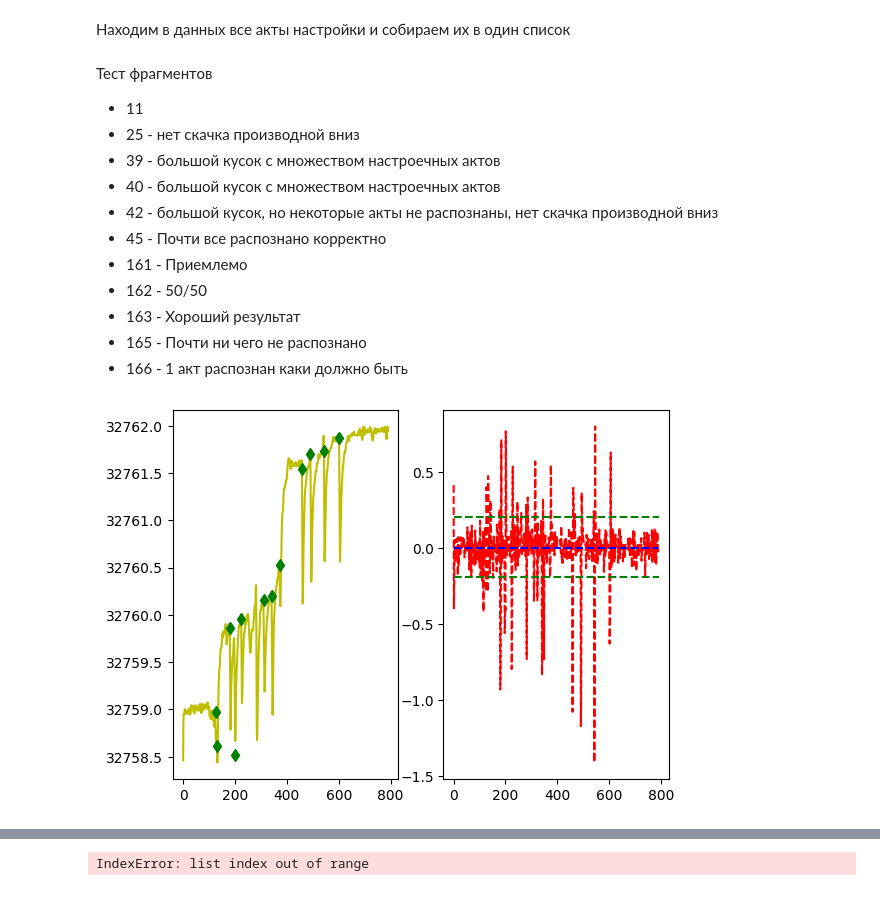
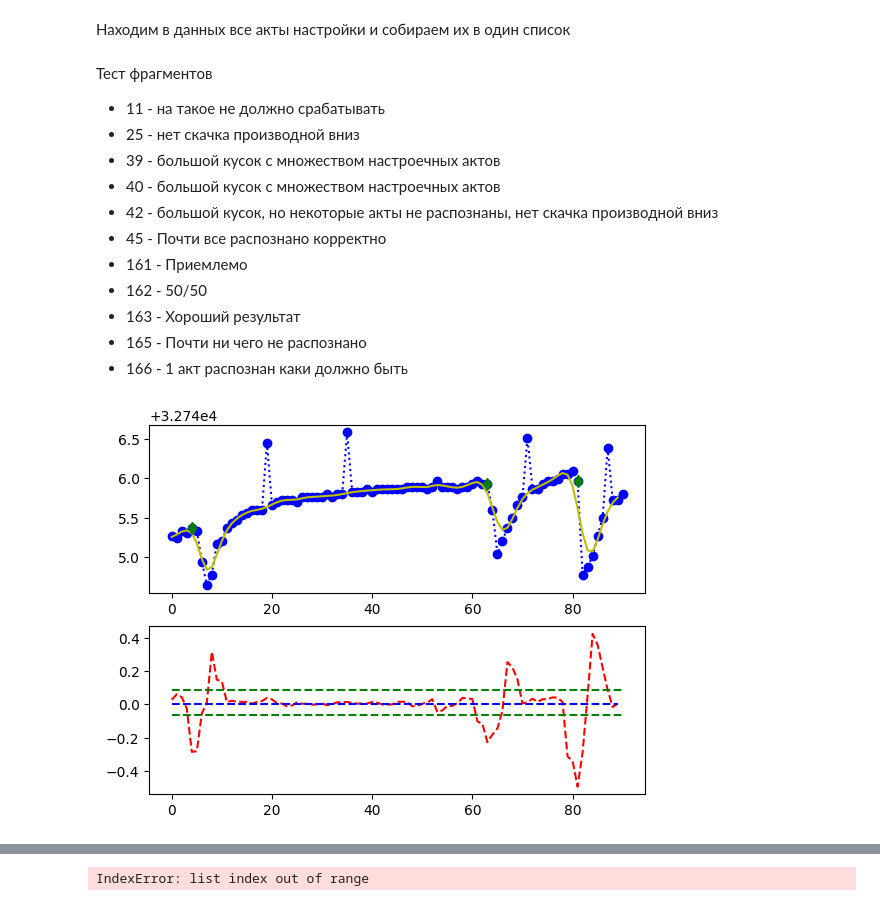
Before and after one commit to ololoshka2871/laser-precision-adjust, a Jupyter notebook: find_shot/analise_all_data.ipynb, the cells around one changed output, grey strips where cells are left out. Drawn from its saved outputs; the diff is of its cells as text; code cells hidden in the pictures.

```diff
--- a/find_shot/analise_all_data.ipynb
+++ b/find_shot/analise_all_data.ipynb
@@ -100,8 +101,8 @@ def describe_fragment(serie: list[float], smooth: float = 0.1) -> dict[str, floa
     shots = list(detect_shots(derivate_serie, derivatire_bxplt['lower_bound'], derivatire_bxplt['upper_bound']))
     yshots = [serie[i] for i in shots]
 
-    _, ax = plt.subplots(1, 2)
-    #ax[0, 0].plot(serie, 'bo', label='orignal values')
+    _, ax = plt.subplots(2, 1)
+    ax[0].plot(serie, 'bo:', label='orignal values')
     ax[0].plot(values_serie, 'y-', label='smoothed values')
     ax[0].plot(shots, yshots, 'gd', label='shots')
     ax[1].plot(derivate_serie, 'r--',
@@ -110,7 +111,7 @@ def describe_fragment(serie: list[float], smooth: float = 0.1) -> dict[str, floa
              [derivatire_bxplt['upper_bound']] * len(serie), 'g--')
 # %% [markdown]
 Тест фрагментов
-- 11
+- 11 - на такое не должно срабатывать
 - 25 - нет скачка производной вниз
 - 39 - большой кусок с множеством настроечных актов
 - 40 - большой кусок с множеством настроечных актов
@@ -121,9 +122,13 @@ def describe_fragment(serie: list[float], smooth: float = 0.1) -> dict[str, floa
 - 163 - Хороший результат
 - 165 - Почти ни чего не распознано
 - 166 - 1 акт распознан каки должно быть
-# %%
-serie = global_series[162]
-
-describe_fragment(serie)
-# %% [output]
-[figure, removed]
+# %%
+serie_n = 39
+st = 510
+end = -940
+serie = global_series[serie_n]
+sl = serie[st:end]
+
+describe_fragment(sl, 1.0)
+# %% [output]
+[figure, added]
```
Also changed, not shown: parts of 4 cells of this notebook, 1 other file.
